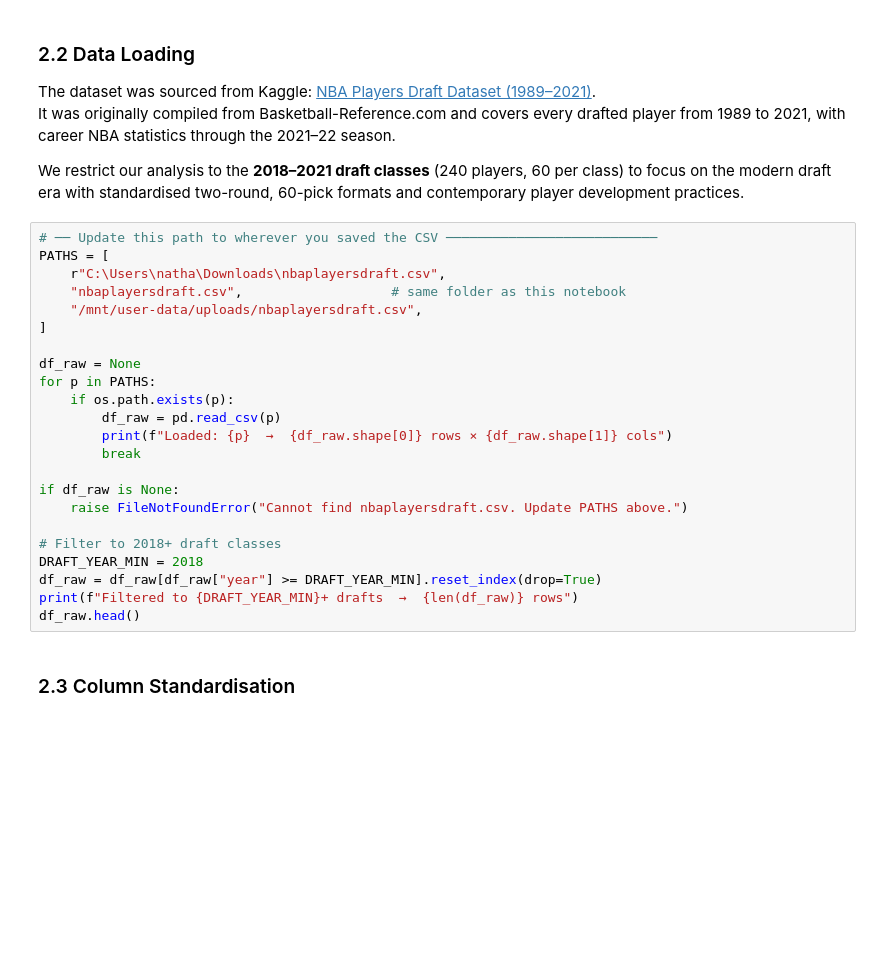
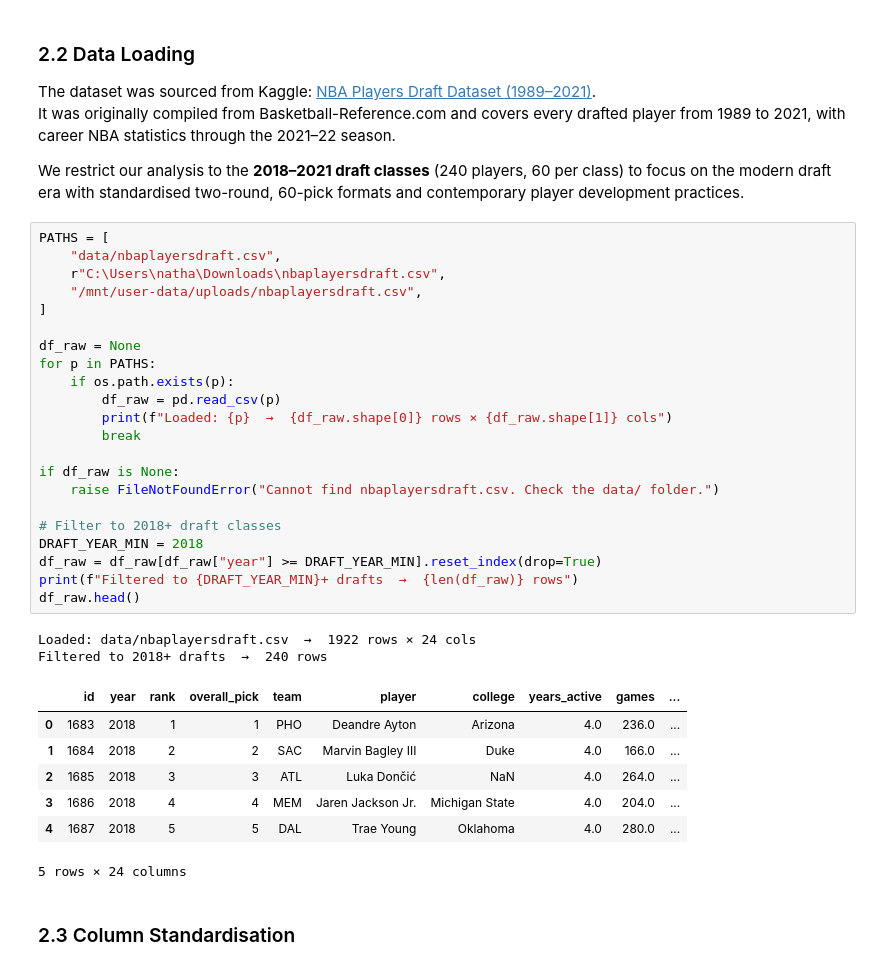
Before and after one commit to elizam343/Pstat100_final_project, a Jupyter notebook: pstat100_final.ipynb, the cells around one changed output. Saved outputs shown, nothing was run; the diff lists cells and outputs as text; blank space fills up the shorter version.

```diff
--- a/pstat100_final.ipynb
+++ b/pstat100_final.ipynb
@@ -102,28 +102,37 @@ We restrict our analysis to the **2018–2021 draft classes** (240 players, 60 p
 to focus on the modern draft era with standardised two-round, 60-pick formats and
 contemporary player development practices.
 # %%
-# ── Update this path to wherever you saved the CSV ───────────────────────────
 PATHS = [
+    "data/nbaplayersdraft.csv",
     r"C:\Users\natha\Downloads\nbaplayersdraft.csv",
-    "nbaplayersdraft.csv",                   # same folder as this notebook
     "/mnt/user-data/uploads/nbaplayersdraft.csv",
 ]
 
 df_raw = None
 for p in PATHS:
     if os.path.exists(p):
         df_raw = pd.read_csv(p)
         print(f"Loaded: {p}  →  {df_raw.shape[0]} rows × {df_raw.shape[1]} cols")
         break
 
 if df_raw is None:
-    raise FileNotFoundError("Cannot find nbaplayersdraft.csv. Update PATHS above.")
+    raise FileNotFoundError("Cannot find nbaplayersdraft.csv. Check the data/ folder.")
 
 # Filter to 2018+ draft classes
 DRAFT_YEAR_MIN = 2018
 df_raw = df_raw[df_raw["year"] >= DRAFT_YEAR_MIN].reset_index(drop=True)
 print(f"Filtered to {DRAFT_YEAR_MIN}+ drafts  →  {len(df_raw)} rows")
 df_raw.head()
+# %% [output]
+Loaded: data/nbaplayersdraft.csv  →  1922 rows × 24 cols
+Filtered to 2018+ drafts  →  240 rows
+|  | id | year | rank | overall_pick | team | player | college | years_active | games | ... |
+| 0 | 1683 | 2018 | 1 | 1 | PHO | Deandre Ayton | Arizona | 4.0 | 236.0 | ... |
+| 1 | 1684 | 2018 | 2 | 2 | SAC | Marvin Bagley III | Duke | 4.0 | 166.0 | ... |
+| 2 | 1685 | 2018 | 3 | 3 | ATL | Luka Dončić | NaN | 4.0 | 264.0 | ... |
+| 3 | 1686 | 2018 | 4 | 4 | MEM | Jaren Jackson Jr. | Michigan State | 4.0 | 204.0 | ... |
+| 4 | 1687 | 2018 | 5 | 5 | DAL | Trae Young | Oklahoma | 4.0 | 280.0 | ... |
+5 rows × 24 columns
 # %% [markdown]
 ### 2.3 Column Standardisation
 # %%
```
Also changed, not shown: parts of 24 cells of this notebook, 9 other files.
